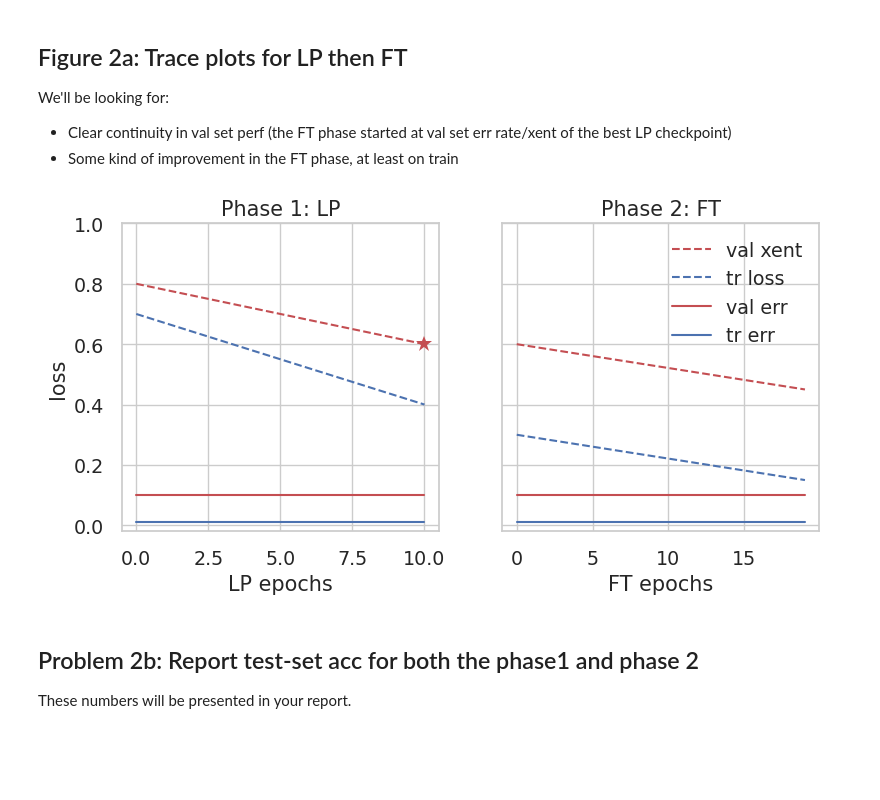
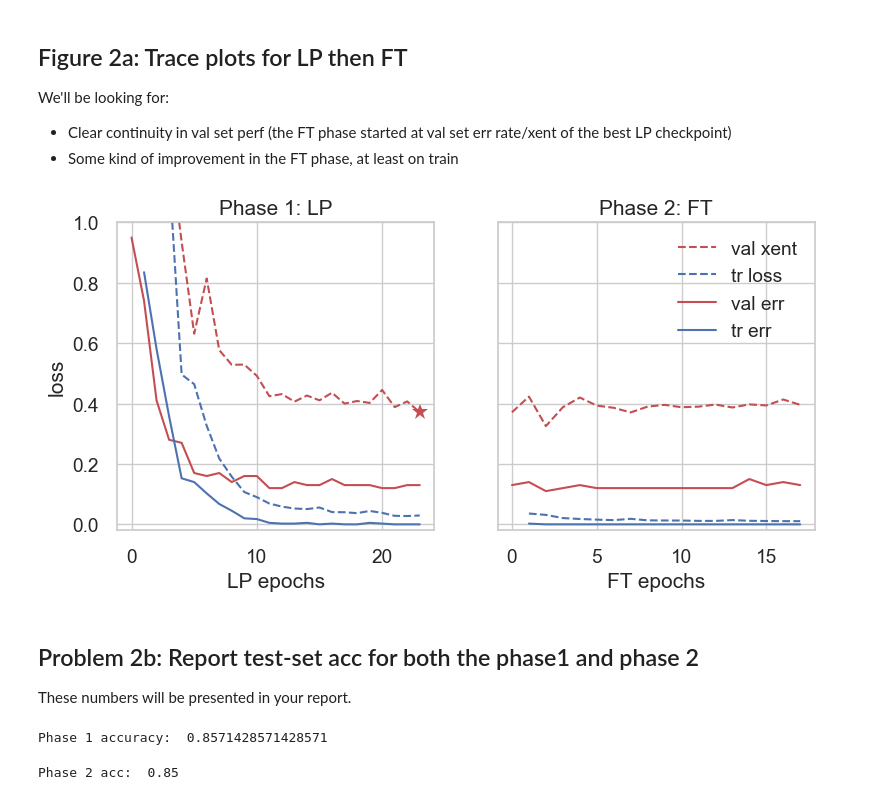
Before and after one commit to joseph280996/hw1, a Jupyter notebook: hw1.ipynb, the cells around one changed output. Cells and saved outputs as stored; diff of their text form; code cells hidden in the pictures; blank space fills up the shorter version.

```diff
--- a/hw1.ipynb
+++ b/hw1.ipynb
@@ -360,12 +747,15 @@ if PROB1_EXPERIMENTS:
 # %%
 # TODO do tuning expts for Resnet26, CUB
 if PROB1_EXPERIMENTS:
-    seed = 100
-    resnet10_cub = models.PretrainedResNetForBirdSnap10(
+    seed = 42
+    resnet26_cub = models.PretrainedResNetForBirdSnap10(
         src_dataset='CUB', arch='ResNet26', n_trainable_layers=1, seed=seed)
-    best_model_rn26_cub, best_info_rn26_cub = train.train_model(resnet10_cub, device, train_loader, val_loader,
-        n_epochs=3,
-        lr=0.01,
-        l2pen_mag=0, # no L2 penalty on weight magnitude
+    best_model_rn26_cub, best_info_rn26_cub = train.train_model(resnet26_cub, device, train_loader, val_loader,
+        n_epochs=100,
+        lr=0.001,
+        l2pen_mag=0.0001, # no L2 penalty on weight magnitude
         data_order_seed=seed,
         )
+    best_info_rn26_cub["lr"] = 0.001
+    best_info_rn26_cub["l2pen_mag"] = 0.0001
+    best_info_rn26_cub["seed"] = seed
@@ -376,7 +772,7 @@ if os.path.exists(PROB1_res_file):
 else:
     results = dict()
 
-results[('ImageNet1k', 'ResNet10')] = best_model, best_info
+results[('ImageNet1k', 'ResNet10')] = best_model_rn10_in, best_info_rn10_in
 results[('ImageNet1k', 'ResNet26')] = best_model_rn26_in, best_info_rn26_in
 results[('CUB', 'ResNet10')] = best_model_rn10_cub, best_info_rn10_cub
 results[('CUB', 'ResNet26')] = best_model_rn26_cub, best_info_rn26_cub
@@ -542,0 +1055,23 @@ P2_dummy_result[('ResNet10', 'ImageNet1k','phase2')] = dict(
+# %%
+if PROB2_EXPERIMENTS:
+    lp_model_copy = copy.deepcopy(best_model_lp)
+
+    seed = 123
+    resnet10_in = models.PretrainedResNetForBirdSnap10(
+        src_dataset='ImageNet1k', arch='ResNet10', n_trainable_layers=n_trainable_layers_ft, seed=seed
+    )
+
+    # Load the model from the Linear Probing phase
+    resnet10_in.load_state_dict(lp_model_copy.state_dict())
+
+    # Phase 2: Fine-Tuning (FT)
+    print("Starting Fine-Tuning (FT) Phase...")
+    best_model_lpft, best_info_lpft = train.train_model(
+        resnet10_in, device, train_loader, val_loader,
+        n_epochs=30,  # Fine-tune for more epochs if needed
+        lr=0.001,    # Lower learning rate for fine-tuning
+        l2pen_mag=0.01,  # Small L2 regularization to prevent overfitting
+        data_order_seed=seed,
+    )
+
+    P2_results[('ResNet10', 'ImageNet1k', 'phase2')] = best_info_lpft
@@ -550,36 +1093,43 @@ We'll be looking for:
 # %%
 _, axgrid = plt.subplots(nrows=1, ncols=2, figsize=(9,4), sharey=True)
 
-LPbest = P2_dummy_result[('ResNet10', 'ImageNet1k', 'phase1')]
-FTbest = P2_dummy_result[('ResNet10', 'ImageNet1k', 'phase2')]
+LPbest = P2_results[('ResNet10', 'ImageNet1k', 'phase1')]
+FTbest = P2_results[('ResNet10', 'ImageNet1k', 'phase2')]
 
 # Only show LP phase until early stop occurs
 eps = [e for e in LPbest['epochs'] if e <= LPbest['best_epoch']]
 axgrid[0].plot(eps, LPbest['va']['xent'][:len(eps)], '--', color='r', label='val xent')
 axgrid[0].plot(eps, LPbest['tr']['loss'][:len(eps)], '--', color='b')
 axgrid[0].plot(eps, LPbest['va']['err'][:len(eps)], color='r', label='val')
 axgrid[0].plot(eps, LPbest['tr']['err'][:len(eps)], '-', color='b')
 axgrid[0].plot(LPbest['best_epoch'], LPbest['best_va_loss'], '*', color='r', markersize=12);
 axgrid[0].set_title("Phase 1: LP");
 axgrid[0].set_xlabel("LP epochs");
 axgrid[0].set_ylabel("loss");
 
 FTeps = FTbest['epochs']
 axgrid[1].plot(FTeps, FTbest['va']['xent'], '--', color='r', label='val xent')
 axgrid[1].plot(FTeps, FTbest['tr']['loss'], '--', color='b', label='tr loss')
 axgrid[1].plot(FTeps, FTbest['va']['err'], '-', color='r', label='val err')
 axgrid[1].plot(FTeps, FTbest['tr']['err'], '-', color='b', label='tr err')
 axgrid[1].set_title("Phase 2: FT");
 axgrid[1].set_ylim([-0.02, 1.]);
 axgrid[1].set_xlabel('FT epochs');
 axgrid[1].legend(loc='upper right');
 # %% [output]
-[figure, old version]
+[figure, new version]
 # %% [markdown]
 ## Problem 2b: Report test-set acc for both the phase1 and phase 2
 
 These numbers will be presented in your report.
 # %%
 # TODO compute test acc after the LP phase
+
+print("Phase 1 accuracy: ",  eval_acc(best_model_lp, device, test_loader))
+# %% [output]
+Phase 1 accuracy:  0.8571428571428571
 # %%
 # TODO compute test acc after the FT-3 phase
+print("Phase 2 acc: ", eval_acc(best_model_lpft, device, test_loader))
+# %% [output]
+Phase 2 acc:  0.85
```
Also changed, not shown: parts of 30 cells of this notebook, 1 other file.
